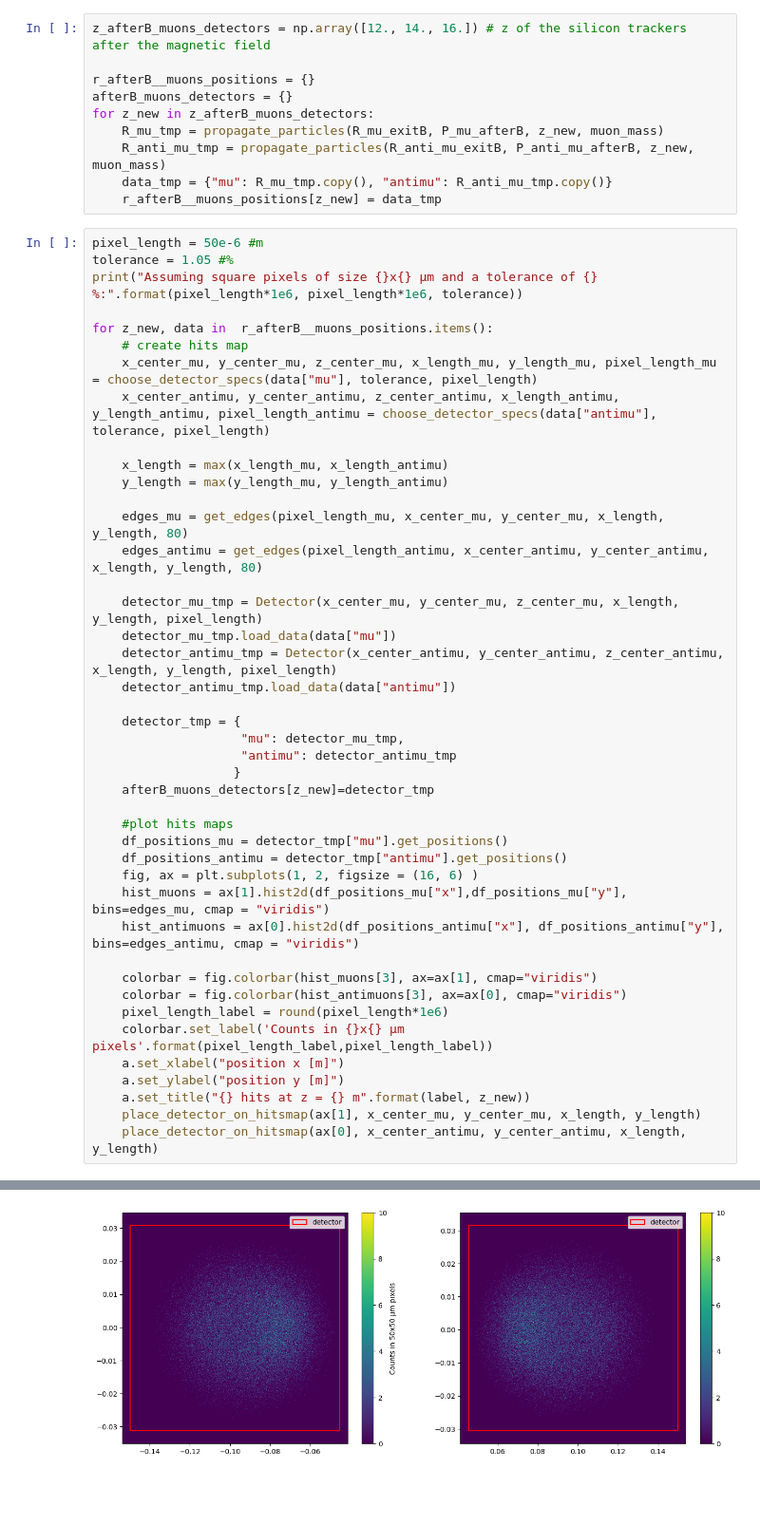
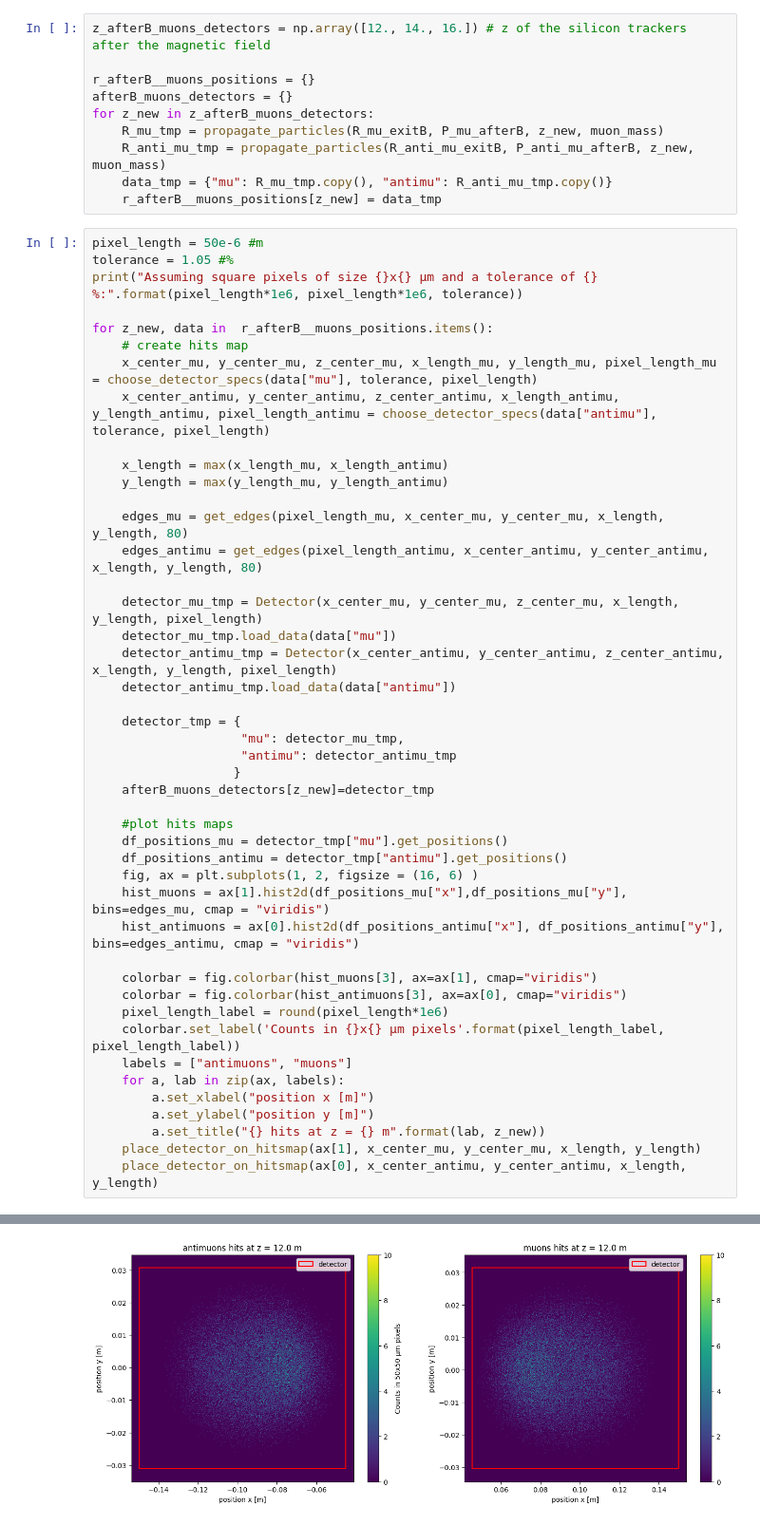
Before and after one commit to NicoloSalimbeni/muon_production_project, a Jupyter notebook: group_13_project.ipynb, the cells around one changed output, grey strips where cells are left out. Shown at 95% size. Cells and saved outputs as stored; diff of their text form; blank space fills up the shorter version.

Commit message:
correction to the plots

```diff
--- a/group_13_project.ipynb
+++ b/group_13_project.ipynb
@@ -473,35 +473,37 @@ for z_new, data in  r_afterB__muons_positions.items():
     #plot hits maps
     df_positions_mu = detector_tmp["mu"].get_positions()
     df_positions_antimu = detector_tmp["antimu"].get_positions()
     fig, ax = plt.subplots(1, 2, figsize = (16, 6) )
     hist_muons = ax[1].hist2d(df_positions_mu["x"],df_positions_mu["y"], bins=edges_mu, cmap = "viridis")
     hist_antimuons = ax[0].hist2d(df_positions_antimu["x"], df_positions_antimu["y"], bins=edges_antimu, cmap = "viridis")
 
     colorbar = fig.colorbar(hist_muons[3], ax=ax[1], cmap="viridis")
     colorbar = fig.colorbar(hist_antimuons[3], ax=ax[0], cmap="viridis")
     pixel_length_label = round(pixel_length*1e6)
-    colorbar.set_label('Counts in {}x{} μm pixels'.format(pixel_length_label,pixel_length_label))
-    a.set_xlabel("position x [m]")
-    a.set_ylabel("position y [m]")
-    a.set_title("{} hits at z = {} m".format(label, z_new))
+    colorbar.set_label('Counts in {}x{} μm pixels'.format(pixel_length_label, pixel_length_label))
+    labels = ["antimuons", "muons"]
+    for a, lab in zip(ax, labels):
+        a.set_xlabel("position x [m]")
+        a.set_ylabel("position y [m]")
+        a.set_title("{} hits at z = {} m".format(lab, z_new))
     place_detector_on_hitsmap(ax[1], x_center_mu, y_center_mu, x_length, y_length)
     place_detector_on_hitsmap(ax[0], x_center_antimu, y_center_antimu, x_length, y_length)
 # %% [output]
 Assuming square pixels of size 50.0x50.0 μm and a tolerance of 1.05 %:
 
 for detector at z=12.0 m we choose:
  - length of 0.1041 m along x and 0.0616 m along y
  - center in (0.0977, 0.0005) m
  - with square pixels of size 50.0x50.0 μm the detector is a matrix of 2082x1232 pixels
 
 for detector at z=12.0 m we choose:
  - length of 0.1044 m along x and 0.0619 m along y
  - center in (-0.0975, -0.0002) m
  - with square pixels of size 50.0x50.0 μm the detector is a matrix of 2088x1238 pixels
 
 ... (15 lines left out)
 for detector at z=16.0 m we choose:
  - length of 0.1772 m along x and 0.0765 m along y
  - center in (-0.1943, -0.0003) m
  - with square pixels of size 50.0x50.0 μm the detector is a matrix of 3544x1530 pixels
-[figure, old version]
+[figure, new version]
```
Also changed, not shown: parts of 1 cell of this notebook.
